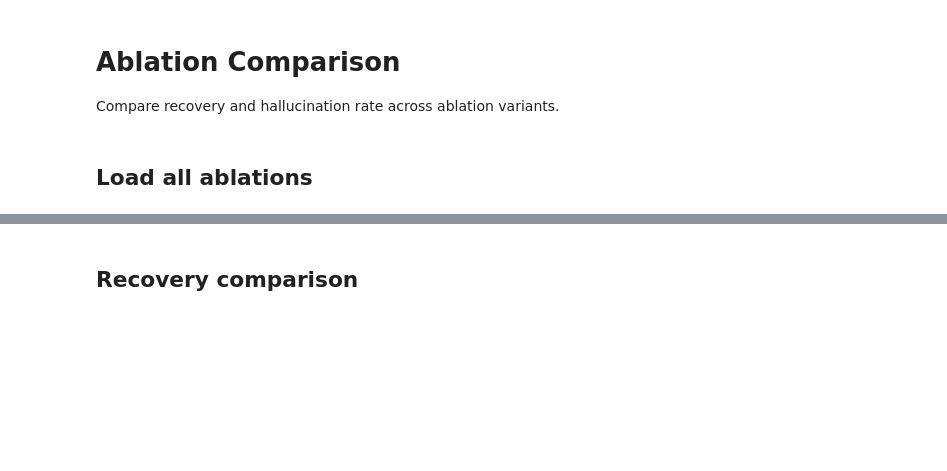
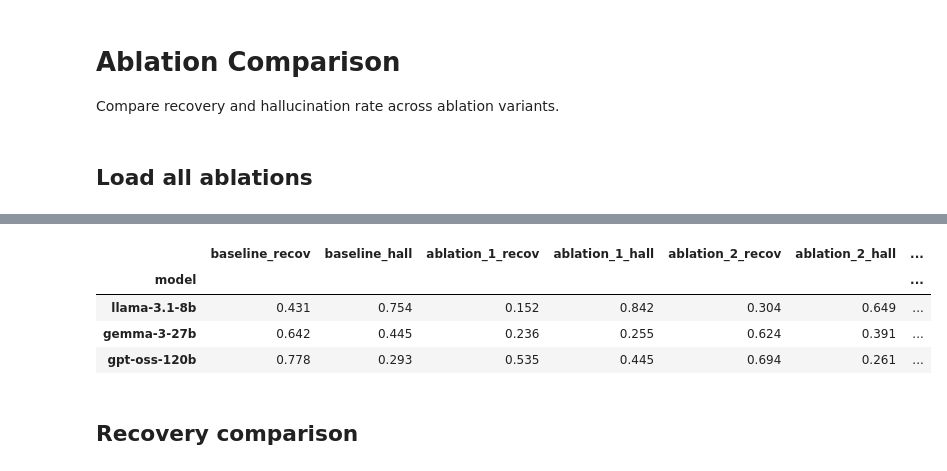
Before and after one commit to kevinqnb/scholarlm, a Jupyter notebook: analysis/ablation_comparison.ipynb, the cells around one changed output, grey strips where cells are left out. Saved outputs shown, nothing was run; the diff lists cells and outputs as text; code cells hidden in the pictures; blank space fills up the shorter version.

```diff
--- a/analysis/ablation_comparison.ipynb
+++ b/analysis/ablation_comparison.ipynb
@@ -12,9 +14,18 @@ sys.path.insert(0, str(REPO_ROOT / 'experiments'))
 sys.path.insert(0, str(REPO_ROOT))
 # %%
 # ── Config ────────────────────────────────────────────────────────────────────
-DATASET         = 'pond'
-MODEL           = 'gemma-3-27b'
-ABLATIONS       = ['1', '2', '3', '4', '5', '6']  # subset as needed
-ABLATION_DATES  = {a: None for a in ABLATIONS}     # None = most recent run
-BASELINE_DATE   = None                              # None = most recent baseline
+DATASET  = 'nfix_ten'
+# Leave entries as None unless there is a specific date you need
+if DATASET == 'pond_ten':
+    ABLATIONS = {
+        'llama-3.1-8b': {'baseline': '2026_04_22', '1': '2026_04_20', '2': '2026_04_20', '3': '2026_04_20', '4': '2026_04_21', '5': '2026_04_21', '6': '2026_04_21'},
+        'gemma-3-27b': {'baseline': '2026_04_14', '1': '2026_04_15', '2': '2026_04_15', '3': '2026_04_15', '4': '2026_04_15', '5': '2026_04_16', '6': '2026_04_20'},
+        'gpt-oss-120b': {'baseline': '2026_04_14', '1': '2026_04_14', '2': '2026_04_21', '3': '2026_04_21', '4': '2026_04_21', '5': '2026_04_21', '6': '2026_04_21'},
+    }
+elif DATASET == 'nfix_ten':
+    ABLATIONS = {
+        'llama-3.1-8b': {'baseline': '2026_04_22', '1': '2026_04_21', '2': '2026_04_22', '3': '2026_04_22', '4': '2026_04_22', '5': '2026_04_22', '6': '2026_04_22'},
+        'gemma-3-27b': {'baseline': '2026_04_14', '1': '2026_04_16', '2': '2026_04_16', '3': '2026_04_16', '4': '2026_04_16', '5': '2026_04_16', '6': '2026_04_20'},
+        'gpt-oss-120b': {'baseline': '2026_04_14', '1': '2026_04_22', '2': '2026_04_22', '3': '2026_04_22', '4': None, '5': None, '6': None},
+    }
 # %%
@@ -34,21 +83,58 @@ FUZZY_MATCHING  = {'value': ['value']}
 # %%
 rows = []
 
-# Baseline
-baseline_records = load_extraction(DATASET, MODEL, BASELINE_DATE)
-baseline_df = pd.DataFrame(baseline_records)
-stats = recovery_rate(baseline_df, ground_truth_df, strict_matching=STRICT_MATCHING, fuzzy_matching=FUZZY_MATCHING)
-rows.append({'name': 'baseline', **stats})
+for model in ABLATIONS:
+    row = {'model': model}
 
-# Ablations
-for ablation_n in ABLATIONS:
-    try:
-        records = load_ablation(DATASET, ablation_n, MODEL, ABLATION_DATES.get(ablation_n))
-        df = pd.DataFrame(records)
-        stats = recovery_rate(df, ground_truth_df, strict_matching=STRICT_MATCHING, fuzzy_matching=FUZZY_MATCHING)
-        rows.append({'name': f'ablation {ablation_n}', **stats})
-    except FileNotFoundError:
-        print(f'Ablation {ablation_n}: no results found, skipping.')
+    # Baseline
+    baseline_date = ABLATIONS[model]['baseline']
+    baseline_path = paths.find_extraction_final(DATASET, model, baseline_date)
+    baseline_date = Path(baseline_path).parent.name
+    baseline_records = load_extraction(DATASET, model, baseline_date)
+    baseline_df = pd.DataFrame(baseline_records)
+    baseline_df = apply_unit_conversion(baseline_df, {})
 
-summary_df = pd.DataFrame(rows).set_index('name')
+    if 'nfix' in DATASET:
+        baseline_df['attribute'] = baseline_df['attribute'].map({'nfix_rate_areal': 'nfix_rate', 'nfix_rate_volumetric': 'nfix_rate', 'nfix_rate_mass': 'nfix_rate', 'nfix_rate': 'nfix_rate'})
+        baseline_df["units"] = baseline_df["units"].apply(nfix_clean_unit)
+
+    baseline_cache_path = paths.extraction(DATASET, model, baseline_date) / 'match_cache.pkl'
+    baseline_recov = recovery_rate(ground_truth_df, baseline_df, strict_matching=STRICT_MATCHING, fuzzy_matching=FUZZY_MATCHING, cache_path = baseline_cache_path)
+    baseline_hall = hallucination_rate(ground_truth_df, baseline_df, strict_matching=STRICT_MATCHING, fuzzy_matching=FUZZY_MATCHING, cache_path = baseline_cache_path)
+    row['baseline_recov'] = baseline_recov
+    row['baseline_hall'] = baseline_hall
+
+    for ablation_n in ABLATIONS[model]:
+        if ablation_n == 'baseline':
+            continue
+        try:
+            ablation_n_date = ABLATIONS[model][ablation_n]
+            ablation_n_path = paths.find_extraction_final(DATASET, model, ablation_n_date, ablation_n)
+            ablation_n_date = Path(ablation_n_path).parent.name
+            records = load_ablation(DATASET, ablation_n, model, ablation_n_date)
+            if len(records) == 0:
+                row[f'ablation_{ablation_n}_recov'] = None
+                row[f'ablation_{ablation_n}_hall'] = None
+                continue
+
+            df = pd.DataFrame(records)
+            df = apply_unit_conversion(df, {})
+
+            if 'nfix' in DATASET:
+                df['attribute'] = df['attribute'].map({'nfix_rate_areal': 'nfix_rate', 'nfix_rate_volumetric': 'nfix_rate', 'nfix_rate_mass': 'nfix_rate', 'nfix_rate': 'nfix_rate'})
+                df["units"] = df["units"].apply(nfix_clean_unit)
+
+            ablation_n_cache_path = paths.ablation(DATASET, ablation_n, model, ablation_n_date) / 'match_cache.pkl'
+
+            ablation_n_recov = recovery_rate(ground_truth_df, df, strict_matching=STRICT_MATCHING, fuzzy_matching=FUZZY_MATCHING, cache_path = ablation_n_cache_path)
+            ablation_n_hall = hallucination_rate(ground_truth_df, df, strict_matching=STRICT_MATCHING, fuzzy_matching=FUZZY_MATCHING, cache_path = ablation_n_cache_path)
+            row[f'ablation_{ablation_n}_recov'] = ablation_n_recov
+            row[f'ablation_{ablation_n}_hall'] = ablation_n_hall
+        except FileNotFoundError:
+            print(f'Ablation {ablation_n}: no results found, skipping.')
+
+    rows.append(row)
+
+summary_df = pd.DataFrame(rows).set_index('model')
 summary_df.round(3)
+# %% [output]
@@ -55,3 +144,8 @@ summary_df.round(3)
+|  | baseline_recov | baseline_hall | ablation_1_recov | ablation_1_hall | ablation_2_recov | ablation_2_hall | ... |
+| model |  |  |  |  |  |  | ... |
+| llama-3.1-8b | 0.431 | 0.754 | 0.152 | 0.842 | 0.304 | 0.649 | ... |
+| gemma-3-27b | 0.642 | 0.445 | 0.236 | 0.255 | 0.624 | 0.391 | ... |
+| gpt-oss-120b | 0.778 | 0.293 | 0.535 | 0.445 | 0.694 | 0.261 | ... |
 # %% [markdown]
 ## Recovery comparison
 # %%
```
Also changed, not shown: parts of 3 cells of this notebook, 11 other files.
